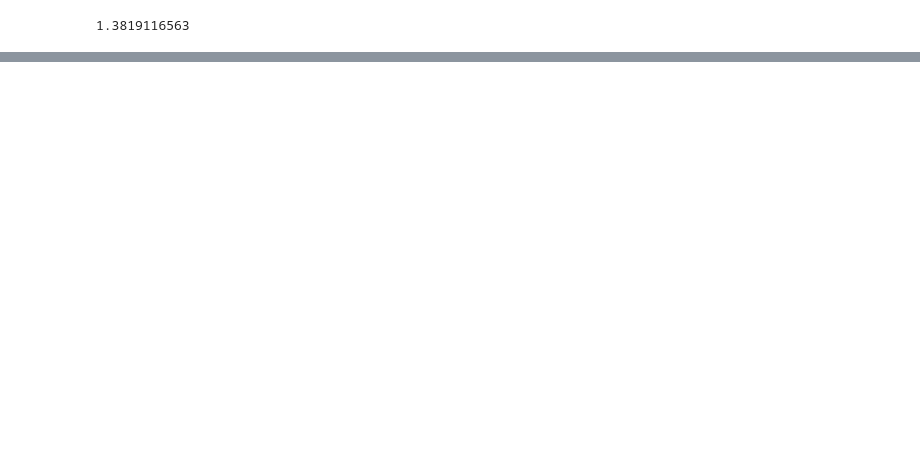
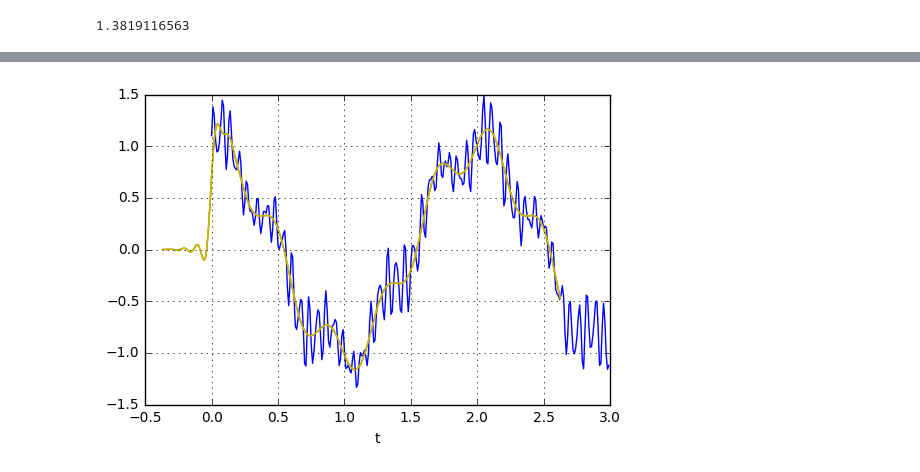
Before and after one commit to DanitaGnanaraj/Data_Centric_Arc, a Jupyter notebook: Filter_Run.ipynb, the cells around one changed output, grey strips where cells are left out. Saved outputs shown, nothing was run; the diff lists cells and outputs as text; code cells hidden in the pictures; blank space fills up the shorter version.

```diff
--- a/Filter_Run.ipynb
+++ b/Filter_Run.ipynb
@@ -125,0 +131,39 @@ show()
+# %%
+#Comparison of the errors with the two methods
+
+import matplotlib.pyplot as plt
+import itertools
+diff= np.array([])
+for val1,val2 in itertools.izip(x,x32):
+    differenceInResult = val1-val2
+    differenceInResult = FixedPoint.FXnum(differenceInResult, FixedPoint.FXfamily(64))
+    floatvar = float(differenceInResult)
+    diff = np.append(diff, floatvar)
+# %%
+#------------------------------------------------
+# Plot the original and filtered signals.
+#------------------------------------------------
+
+# The phase delay of the filtered signal.
+delay = 0.5 * (N-1) / sample_rate
+
+figure(3)
+# Plot the original signal.
+plot(t, x)
+# Plot the filtered signal, shifted to compensate for the phase delay.
+plot(t-delay, filtered_x, 'r-')
+#plot(t-delay, filtered_x32, 'r-')
+# Plot just the "good" part of the filtered signal.  The first N-1
+# samples are "corrupted" by the initial conditions.
+#plot(t[N-1:]-delay, filtered_x[N-1:], 'g', linewidth=4)
+#plot(t[N-1:]-delay, filtered_x32[N-1:], 'y', linewidth=1)
+maxerror = filtered_x + diff
+minerror = filtered_x - diff
+plot(t-delay, maxerror, 'y-')
+plot(t-delay, minerror, 'y-')
+xlabel('t')
+grid(True)
+
+show()
+# %% [output]
+[figure, added]
```
Also changed, not shown: parts of 5 cells of this notebook.
